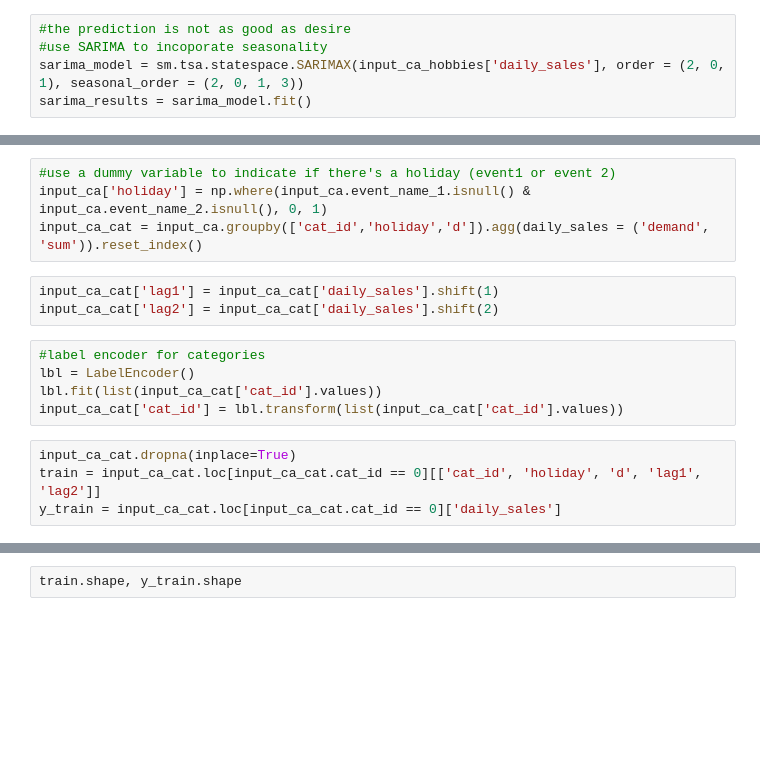
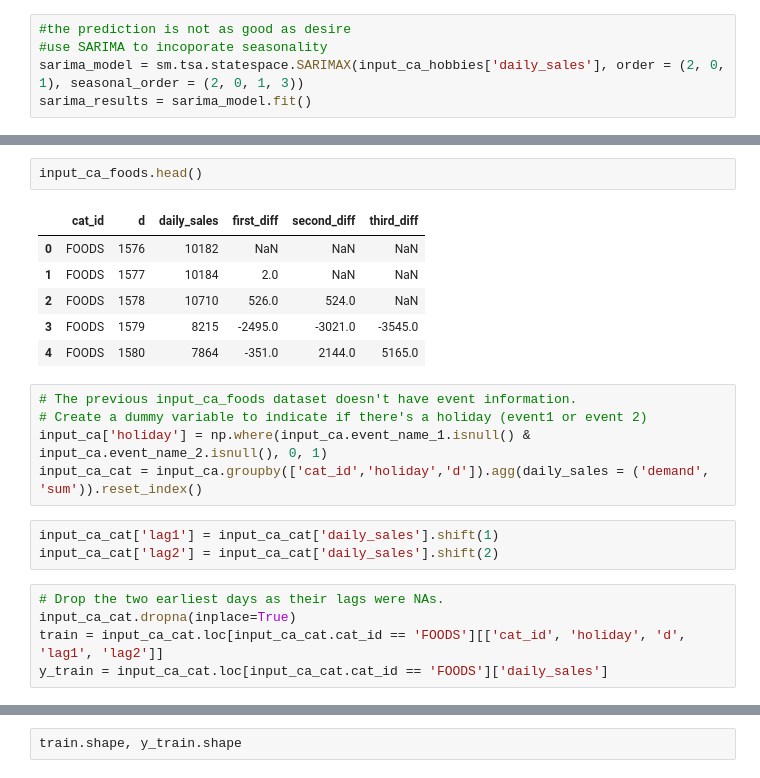
Before and after one commit to QingchuanLyu/Predicting-Walmart-Food-Sales, a Jupyter notebook: Walmart_Sales_Prediction_Qingchuan Lyu.ipynb, the cells around one changed output, grey strips where cells are left out. Drawn from its saved outputs; the diff is of its cells as text; blank space fills up the shorter version.

```diff
--- a/Walmart_Sales_Prediction_Qingchuan Lyu.ipynb
+++ b/Walmart_Sales_Prediction_Qingchuan Lyu.ipynb
@@ -515,20 +501,26 @@ The results from ARIMA and SARIMA are both not as desired, probably because thes
 * Decision Tree, Random Forest and Gradient Boosting Tree
+# %%
+input_ca_foods.head()
+# %% [output]
+|  | cat_id | d | daily_sales | first_diff | second_diff | third_diff |
+| 0 | FOODS | 1576 | 10182 | NaN | NaN | NaN |
+| 1 | FOODS | 1577 | 10184 | 2.0 | NaN | NaN |
+| 2 | FOODS | 1578 | 10710 | 526.0 | 524.0 | NaN |
+| 3 | FOODS | 1579 | 8215 | -2495.0 | -3021.0 | -3545.0 |
+| 4 | FOODS | 1580 | 7864 | -351.0 | 2144.0 | 5165.0 |
 # %%
-#use a dummy variable to indicate if there's a holiday (event1 or event 2)
+# The previous input_ca_foods dataset doesn't have event information.
+# Create a dummy variable to indicate if there's a holiday (event1 or event 2)
 input_ca['holiday'] = np.where(input_ca.event_name_1.isnull() & input_ca.event_name_2.isnull(), 0, 1)
 input_ca_cat = input_ca.groupby(['cat_id','holiday','d']).agg(daily_sales = ('demand', 'sum')).reset_index()
 # %%
 input_ca_cat['lag1'] = input_ca_cat['daily_sales'].shift(1)
 input_ca_cat['lag2'] = input_ca_cat['daily_sales'].shift(2)
-# %%
-#label encoder for categories
-lbl = LabelEncoder()
-lbl.fit(list(input_ca_cat['cat_id'].values))
-input_ca_cat['cat_id'] = lbl.transform(list(input_ca_cat['cat_id'].values))
 # %%
+# Drop the two earliest days as their lags were NAs.
 input_ca_cat.dropna(inplace=True)
-train = input_ca_cat.loc[input_ca_cat.cat_id == 0][['cat_id', 'holiday', 'd', 'lag1', 'lag2']]
-y_train = input_ca_cat.loc[input_ca_cat.cat_id == 0]['daily_sales']
+train = input_ca_cat.loc[input_ca_cat.cat_id == 'FOODS'][['cat_id', 'holiday', 'd', 'lag1', 'lag2']]
+y_train = input_ca_cat.loc[input_ca_cat.cat_id == 'FOODS']['daily_sales']
 # %%
 input_ca_cat.head()
 # %% [output]
```
Also changed, not shown: parts of 25 cells of this notebook.
